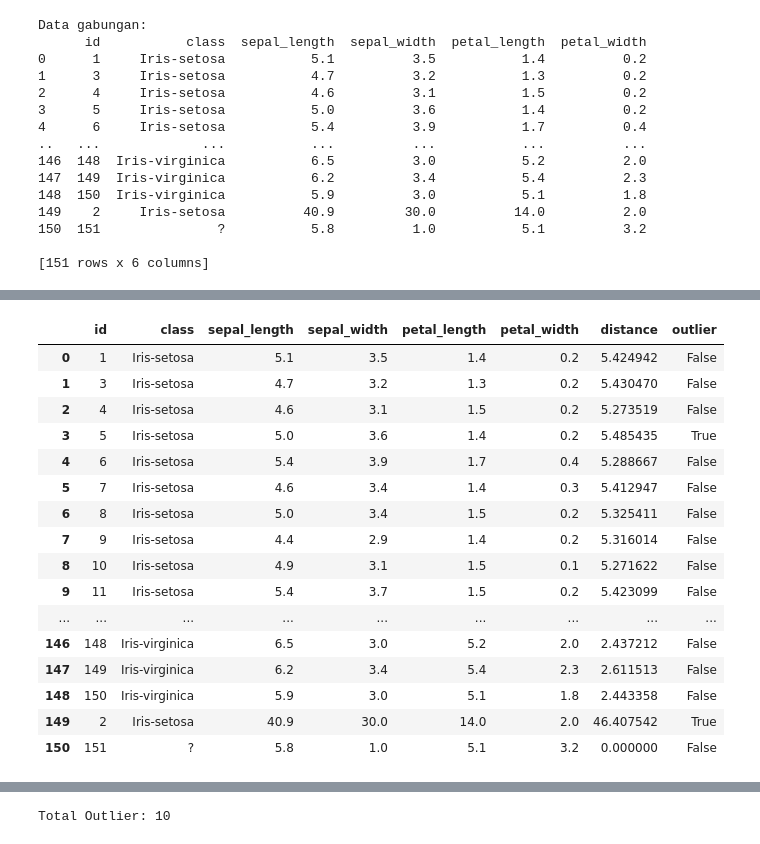
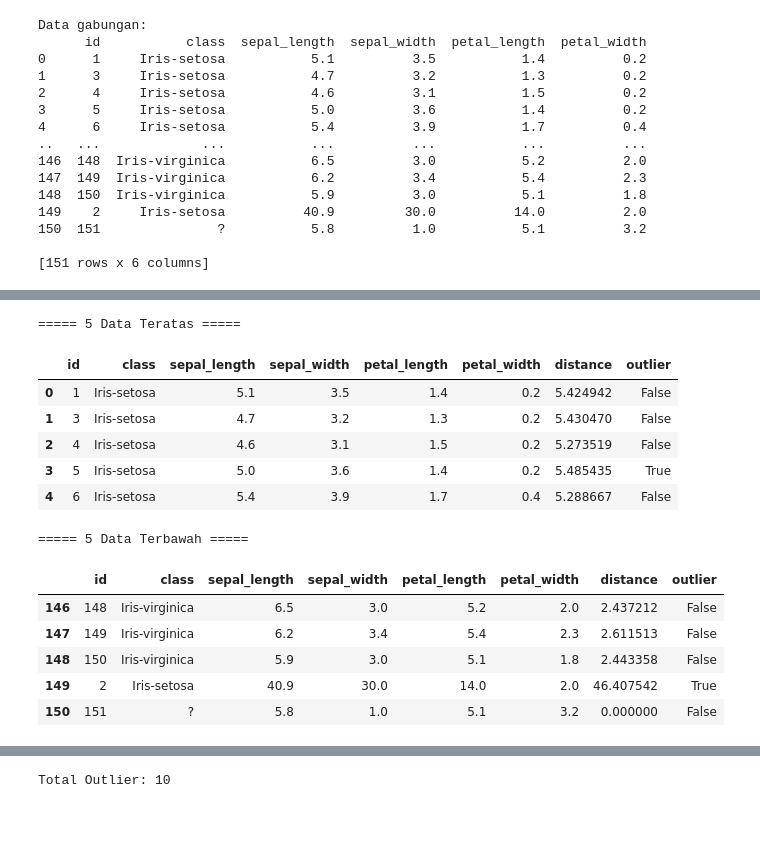
Before and after one commit to Pras7804/pendata, a Jupyter notebook: _sources/deteksi_outlier.ipynb, the cells around one changed output, grey strips where cells are left out. Cells and saved outputs as stored; diff of their text form; code cells hidden in the pictures.

```diff
--- a/_sources/deteksi_outlier.ipynb
+++ b/_sources/deteksi_outlier.ipynb
@@ -280,43 +300,35 @@ c. **`numpy`** : Digunakan untuk mengelola data dalam bentuk array dan melakukan
-# %%
-from scipy.spatial.distance import euclidean
-from IPython.display import display, HTML
-import numpy as np
-
-# Ambil fitur numerik
-feature_columns = ["petal_length", "petal_width", "sepal_length", "sepal_width"]
-data_values = df_combined[feature_columns].values
-
-# Ambil referensi dari baris terakhir
-reference_point = data_values[-1]
-
-# Fungsi untuk menghitung jarak Euclidean
-def compute_distances(data, reference):
-    return np.array([euclidean(row, reference) for row in data])
-
-# Hitung jarak Euclidean dan tambahkan ke DataFrame
-df_combined["distance"] = compute_distances(data_values, reference_point)
-
-# Tentukan threshold outlier (persentil ke-93.5)
-threshold = np.percentile(df_combined["distance"], 93.5)
-df_combined["outlier"] = df_combined["distance"] > threshold
-
-#Menampilkan hasil
-display(HTML(df_combined.to_html()))
-# %% [output]
-|  | id | class | sepal_length | sepal_width | petal_length | petal_width | distance | outlier |
-| 0 | 1 | Iris-setosa | 5.1 | 3.5 | 1.4 | 0.2 | 5.424942 | False |
-| 1 | 3 | Iris-setosa | 4.7 | 3.2 | 1.3 | 0.2 | 5.430470 | False |
-| 2 | 4 | Iris-setosa | 4.6 | 3.1 | 1.5 | 0.2 | 5.273519 | False |
-| 3 | 5 | Iris-setosa | 5.0 | 3.6 | 1.4 | 0.2 | 5.485435 | True |
-| 4 | 6 | Iris-setosa | 5.4 | 3.9 | 1.7 | 0.4 | 5.288667 | False |
-| 5 | 7 | Iris-setosa | 4.6 | 3.4 | 1.4 | 0.3 | 5.412947 | False |
-| 6 | 8 | Iris-setosa | 5.0 | 3.4 | 1.5 | 0.2 | 5.325411 | False |
-| 7 | 9 | Iris-setosa | 4.4 | 2.9 | 1.4 | 0.2 | 5.316014 | False |
-| 8 | 10 | Iris-setosa | 4.9 | 3.1 | 1.5 | 0.1 | 5.271622 | False |
-| 9 | 11 | Iris-setosa | 5.4 | 3.7 | 1.5 | 0.2 | 5.423099 | False |
-| ... | ... | ... | ... | ... | ... | ... | ... | ... |
-| 146 | 148 | Iris-virginica | 6.5 | 3.0 | 5.2 | 2.0 | 2.437212 | False |
-| 147 | 149 | Iris-virginica | 6.2 | 3.4 | 5.4 | 2.3 | 2.611513 | False |
-| 148 | 150 | Iris-virginica | 5.9 | 3.0 | 5.1 | 1.8 | 2.443358 | False |
-| 149 | 2 | Iris-setosa | 40.9 | 30.0 | 14.0 | 2.0 | 46.407542 | True |
-| 150 | 151 | ? | 5.8 | 1.0 | 5.1 | 3.2 | 0.000000 | False |
+# %%
+import numpy as np
+from scipy.spatial.distance import euclidean
+from IPython.display import display, HTML
+
+# Hitung jarak Euclidean dari setiap baris ke test_features dan simpan sebagai kolom 'distance'
+df_combined["distance"] = df_combined[feature_columns].apply(
+    lambda row: euclidean(row.values, test_features), axis=1)
+
+# Tentukan threshold misalnya menggunakan persentil ke-93.5 dari jarak
+threshold = np.percentile(df_combined["distance"], 93.5)
+
+# Buat kolom 'outlier': True jika jarak lebih besar dari threshold
+df_combined["outlier"] = df_combined["distance"] > threshold
+
+print("===== 5 Data Teratas =====")
+display(HTML(df_combined.head(5).to_html()))
+
+print("\n===== 5 Data Terbawah =====")
+display(HTML(df_combined.tail(5).to_html()))
+# %% [output]
+===== 5 Data Teratas =====
+|  | id | class | sepal_length | sepal_width | petal_length | petal_width | distance | outlier |
+| 0 | 1 | Iris-setosa | 5.1 | 3.5 | 1.4 | 0.2 | 5.424942 | False |
+| 1 | 3 | Iris-setosa | 4.7 | 3.2 | 1.3 | 0.2 | 5.430470 | False |
+| 2 | 4 | Iris-setosa | 4.6 | 3.1 | 1.5 | 0.2 | 5.273519 | False |
+| 3 | 5 | Iris-setosa | 5.0 | 3.6 | 1.4 | 0.2 | 5.485435 | True |
+| 4 | 6 | Iris-setosa | 5.4 | 3.9 | 1.7 | 0.4 | 5.288667 | False |
+===== 5 Data Terbawah =====
+|  | id | class | sepal_length | sepal_width | petal_length | petal_width | distance | outlier |
+| 146 | 148 | Iris-virginica | 6.5 | 3.0 | 5.2 | 2.0 | 2.437212 | False |
+| 147 | 149 | Iris-virginica | 6.2 | 3.4 | 5.4 | 2.3 | 2.611513 | False |
+| 148 | 150 | Iris-virginica | 5.9 | 3.0 | 5.1 | 1.8 | 2.443358 | False |
+| 149 | 2 | Iris-setosa | 40.9 | 30.0 | 14.0 | 2.0 | 46.407542 | True |
+| 150 | 151 | ? | 5.8 | 1.0 | 5.1 | 3.2 | 0.000000 | False |
```
Also changed, not shown: parts of 60 cells of this notebook, 9 other files.
